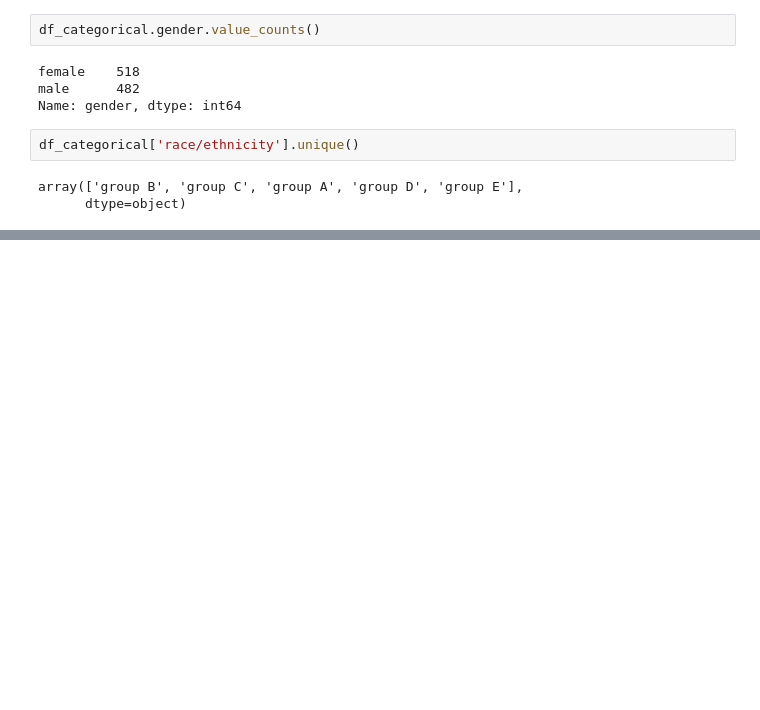
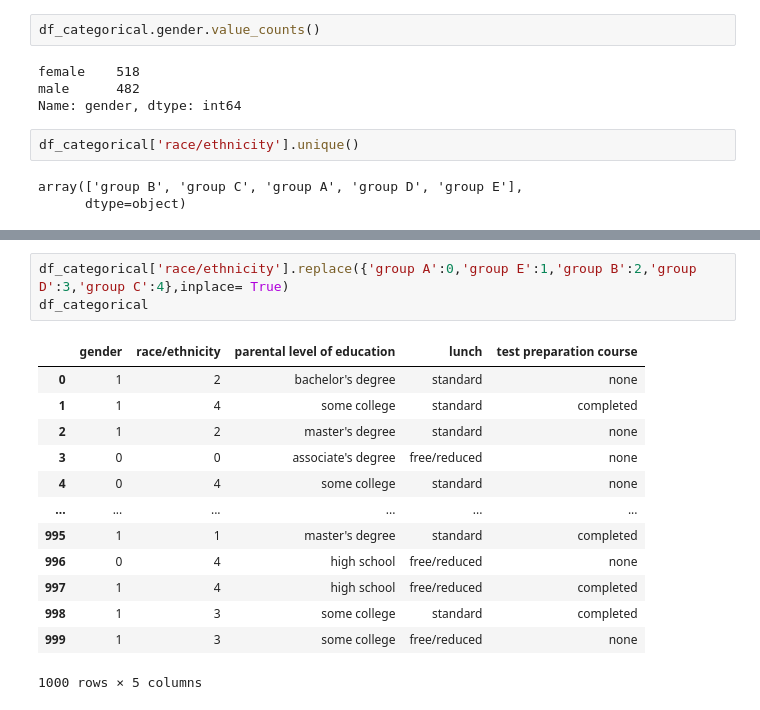
Before and after one commit to AD1t12407/Data_mining, a Jupyter notebook: mid2/practice_labs/week1.ipynb, the cells around one changed output, grey strips where cells are left out. Cells and saved outputs as stored; diff of their text form; blank space fills up the shorter version.

```diff
--- a/mid2/practice_labs/week1.ipynb
+++ b/mid2/practice_labs/week1.ipynb
@@ -73,0 +122,17 @@ array(['group B', 'group C', 'group A', 'group D', 'group E'],
+# %%
+df_categorical['race/ethnicity'].replace({'group A':0,'group E':1,'group B':2,'group D':3,'group C':4},inplace= True)
+df_categorical
+# %% [output]
+|  | gender | race/ethnicity | parental level of education | lunch | test preparation course |
+| 0 | 1 | 2 | bachelor's degree | standard | none |
+| 1 | 1 | 4 | some college | standard | completed |
+| 2 | 1 | 2 | master's degree | standard | none |
+| 3 | 0 | 0 | associate's degree | free/reduced | none |
+| 4 | 0 | 4 | some college | standard | none |
+| ... | ... | ... | ... | ... | ... |
+| 995 | 1 | 1 | master's degree | standard | completed |
+| 996 | 0 | 4 | high school | free/reduced | none |
+| 997 | 1 | 4 | high school | free/reduced | completed |
+| 998 | 1 | 3 | some college | standard | completed |
+| 999 | 1 | 3 | some college | free/reduced | none |
+1000 rows × 5 columns
```
Also changed, not shown: parts of 8 cells of this notebook.
